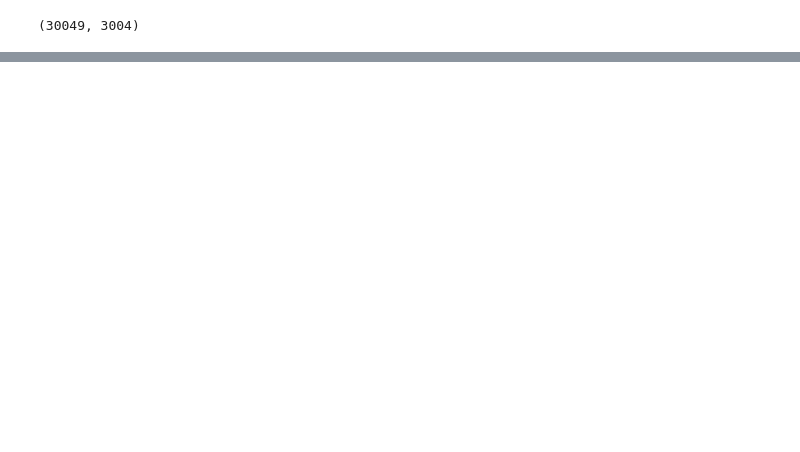
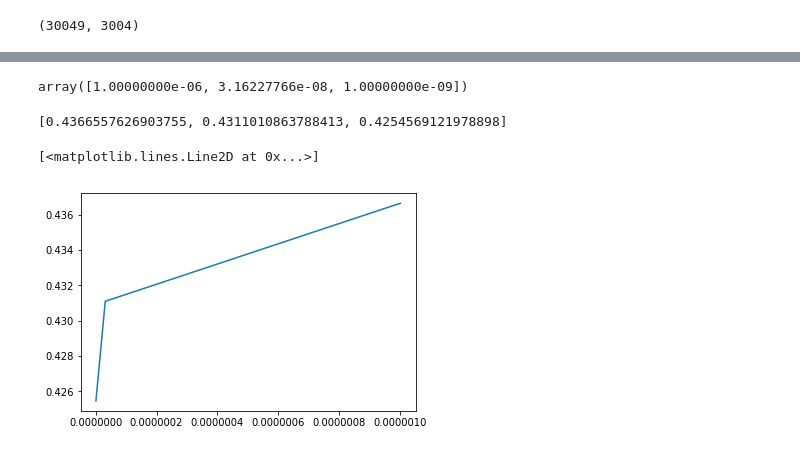
Before and after one commit to EtienneBonvin/cosmo_project, a Jupyter notebook: Deep_Learning_Approach.ipynb, the cells around one changed output, grey strips where cells are left out. Drawn from its saved outputs; the diff is of its cells as text; code cells hidden in the pictures; blank space fills up the shorter version.

```diff
--- a/Deep_Learning_Approach.ipynb
+++ b/Deep_Learning_Approach.ipynb
@@ -535,3 +454,0 @@ rmse(result, y_test)
-# %%
-X_red = np.load(DATA_FOLDER + "feature_mat_radial_compression_normalized_red.npy")
-y = np.load(DATA_FOLDER + "CSD500-r_train-H_total.npy")
@@ -620,0 +524,11 @@ rmse(result, y_test)
+# %%
+np.logspace(-6, -9, 3)
+# %% [output]
+array([1.00000000e-06, 3.16227766e-08, 1.00000000e-09])
+# %%
+print(errors)
+plt.plot(np.logspace(-6, -9, 3), errors)
+# %% [output]
+[0.4366557626903755, 0.4311010863788413, 0.4254569121978898]
+[<matplotlib.lines.Line2D at 0x...>]
+[figure, added]
```
Also changed, not shown: parts of 56 cells of this notebook, 2 other files.
